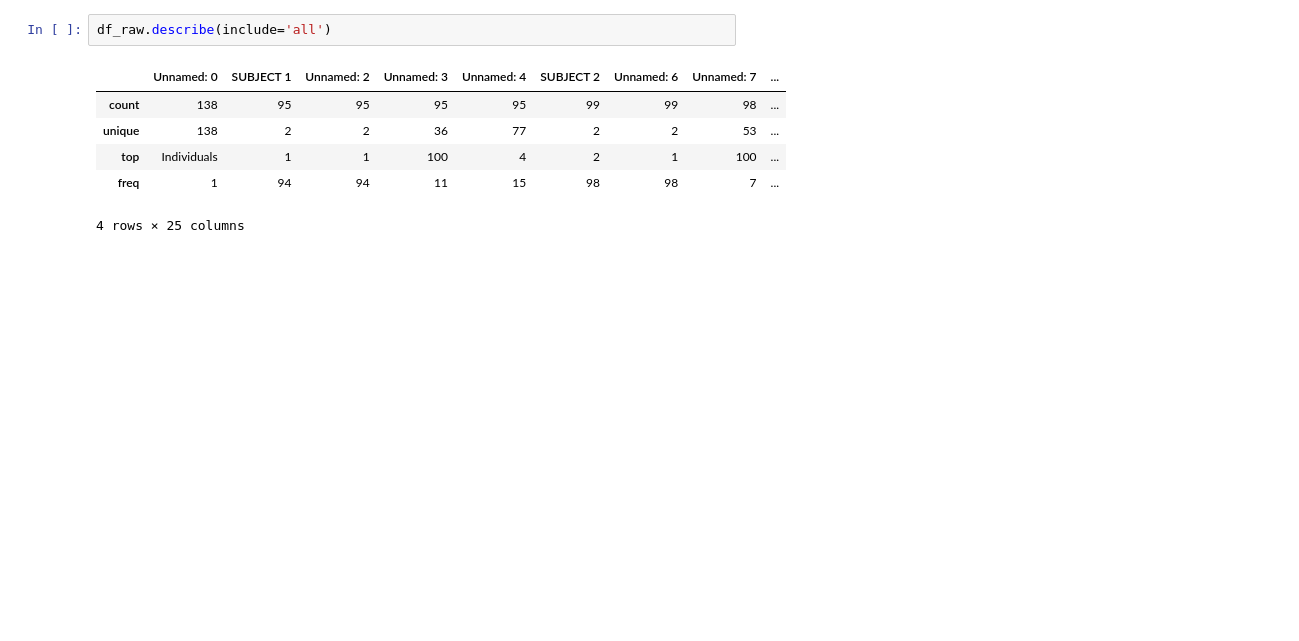
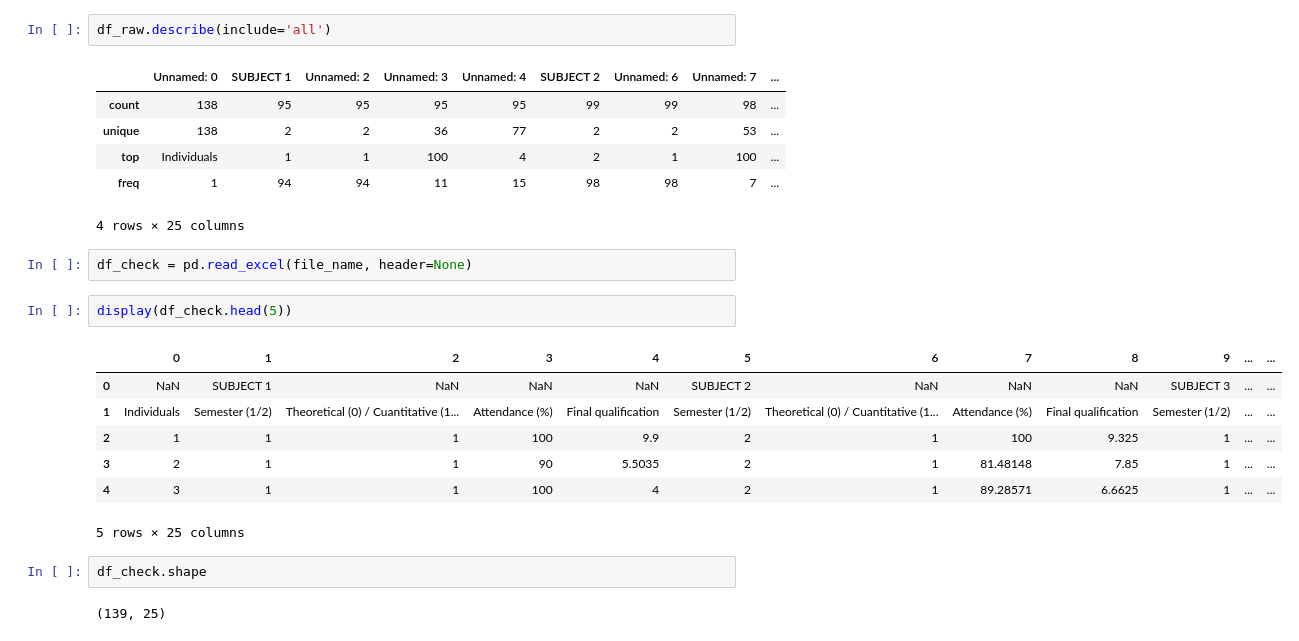
Before and after one commit to mrinalinikirthi-coder/Student_Performace_Analysis, a Jupyter notebook: Student_Performance_Analysis.ipynb, the cells around one changed output. Saved outputs shown, nothing was run; the diff lists cells and outputs as text; blank space fills up the shorter version.

```diff
--- a/Student_Performance_Analysis.ipynb
+++ b/Student_Performance_Analysis.ipynb
@@ -110,3 +110,19 @@ df_raw.describe(include='all')
 | top | Individuals | 1 | 1 | 100 | 4 | 2 | 1 | 100 | ... |
 | freq | 1 | 94 | 94 | 11 | 15 | 98 | 98 | 7 | ... |
 4 rows × 25 columns
+# %%
+df_check = pd.read_excel(file_name, header=None)
+# %%
+display(df_check.head(5))
+# %% [output]
+|  | 0 | 1 | 2 | 3 | 4 | 5 | 6 | 7 | 8 | 9 | ... | ... |
+| 0 | NaN | SUBJECT 1 | NaN | NaN | NaN | SUBJECT 2 | NaN | NaN | NaN | SUBJECT 3 | ... | ... |
+| 1 | Individuals | Semester (1/2) | Theoretical (0) / Cuantitative (1... | Attendance (%) | Final qualification | Semester (1/2) | Theoretical (0) / Cuantitative (1... | Attendance (%) | Final qualification | Semester (1/2) | ... | ... |
+| 2 | 1 | 1 | 1 | 100 | 9.9 | 2 | 1 | 100 | 9.325 | 1 | ... | ... |
+| 3 | 2 | 1 | 1 | 90 | 5.5035 | 2 | 1 | 81.48148 | 7.85 | 1 | ... | ... |
+| 4 | 3 | 1 | 1 | 100 | 4 | 2 | 1 | 89.28571 | 6.6625 | 1 | ... | ... |
+5 rows × 25 columns
+# %%
+df_check.shape
+# %% [output]
+(139, 25)
```
Also changed, not shown: parts of 3 cells of this notebook.
